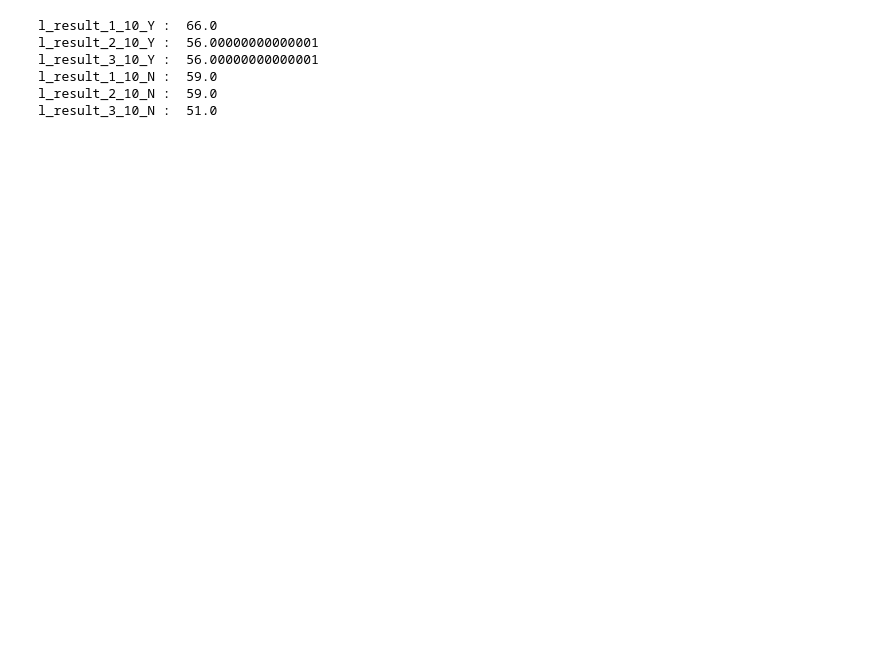
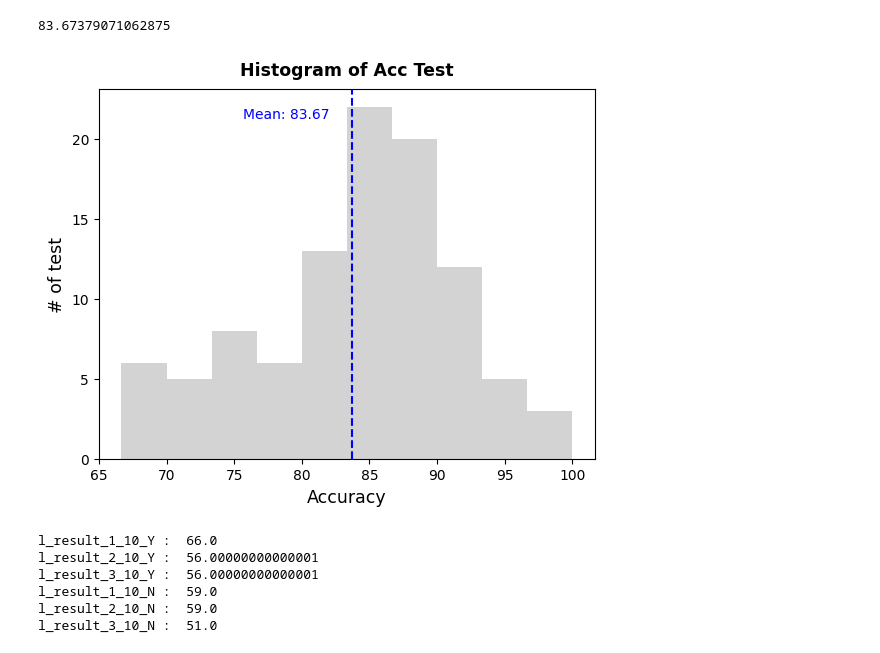
Before and after one commit to boysbeanxious/stackoverflow_src, a Jupyter notebook: LLM/2_calculate_acc.ipynb, the cells around one changed output. Saved outputs shown, nothing was run; the diff lists cells and outputs as text; code cells hidden in the pictures; blank space fills up the shorter version.

```diff
--- a/LLM/2_calculate_acc.ipynb
+++ b/LLM/2_calculate_acc.ipynb
@@ -13,3 +75,37 @@ file_list = os.listdir(path)
+# %%
+np.mean(acc_list)
+# %% [output]
+83.67379071062875
+# %%
+import matplotlib.pyplot as plt
+
+fig, ax = plt.subplots()
+
+ax.hist(acc_list
+    ,  color = 'lightgray'
+    # ,  edgecolor = 'black'
+      ) # hist type
+
+ax.set_title("Histogram of Acc Test", # add title
+             fontsize = 12.5,
+             weight = 'bold',
+             pad = 10,
+             loc = 'center')
+ax.set_xlabel("Accuracy", # add x-axis label
+              fontsize = 12.5)
+ax.set_ylabel("# of test", # add y-axis label
+              fontsize = 12.5)
+
+ax.axvline(np.mean(acc_list), # add vertical line
+           color = 'blue',
+           linestyle = '--',
+           linewidth = 1.5)
+fig.text(0.35, 0.82, color = 'blue', fontsize = 10,  s='Mean: ' + str(round(np.mean(acc_list), 2))) #
+
+
+plt.show();
+# %% [output]
+[figure, added]
 # %%
 # def calc_acc_condition(llm_model, few_shot_n, test_n, q_src_yn, p_ver):
 #     opt_file = [x for x in file_list if x.startswith(f'{llm_model}_result_{few_shot_n}_{test_n}_{q_src_yn}')]
```
Also changed, not shown: parts of 3 cells of this notebook, 7 other files.
